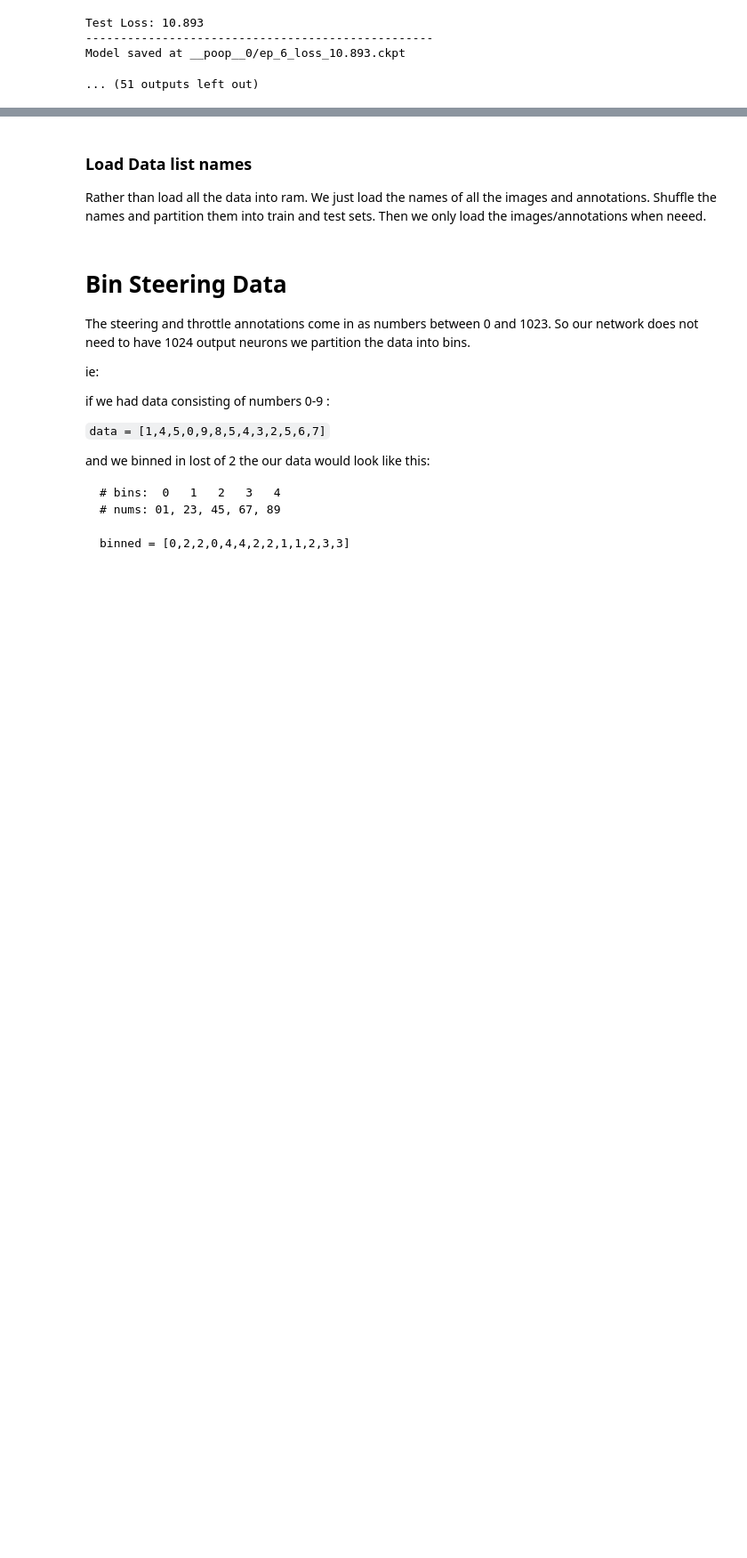
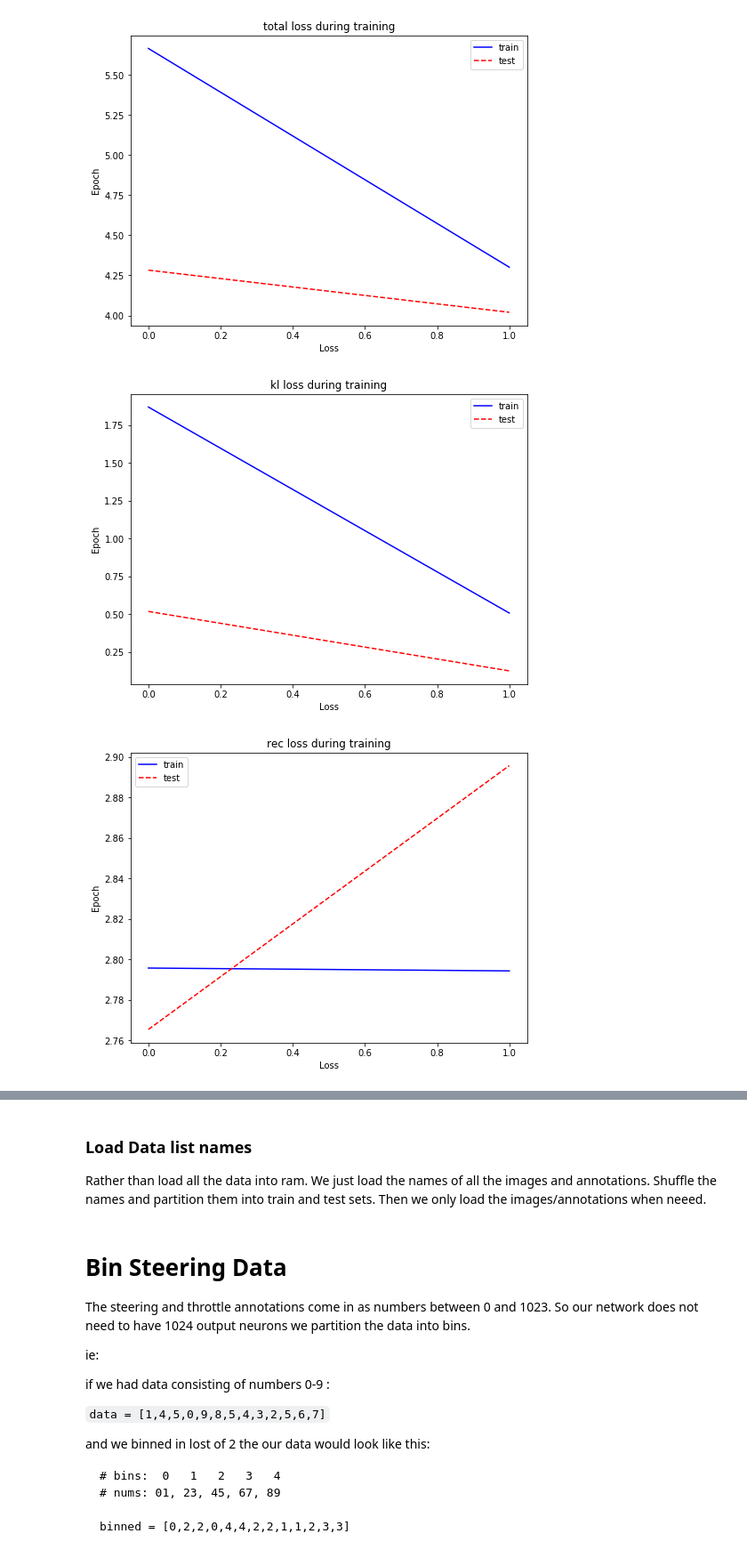
Before and after one commit to tall-josh/fyp_diy_robo_car, a Jupyter notebook: car_vae/tf_carvae.ipynb, the cells around one changed output, grey strips where cells are left out. Shown: that part at 89% size. Saved outputs shown, nothing was run; the diff lists cells and outputs as text; code cells hidden in the pictures; blank space fills up the shorter version.

```diff
--- a/car_vae/tf_carvae.ipynb
+++ b/car_vae/tf_carvae.ipynb
@@ -33,5 +66,9 @@ from vae import Model
 classes = [x for x in range(15)]
 feature_extractor = Model([120,160,3])
 # %%
-feature_extractor.Train(train_gen, test_gen, "__poop__0", epochs=100 )
+best_ckpt = feature_extractor.Train(train_gen,
+                                    test_gen,
+                                    "vae_no_activation_sigmod_recon_not_zero_centered",
+                                    epochs=2,
+                                    sample_inf_gen=sample_gen)
 # %% [output]
@@ -57,5 +85,4 @@ Train Loss: 10.911
-Test Loss: 10.893
---------------------------------------------------
-Model saved at __poop__0/ep_6_loss_10.893.ckpt
-... (51 outputs left out)
+[figure, added]
+[figure, added]
+[figure, added]
 # %%
```
Also changed, not shown: parts of 16 cells of this notebook, 5 other files.
